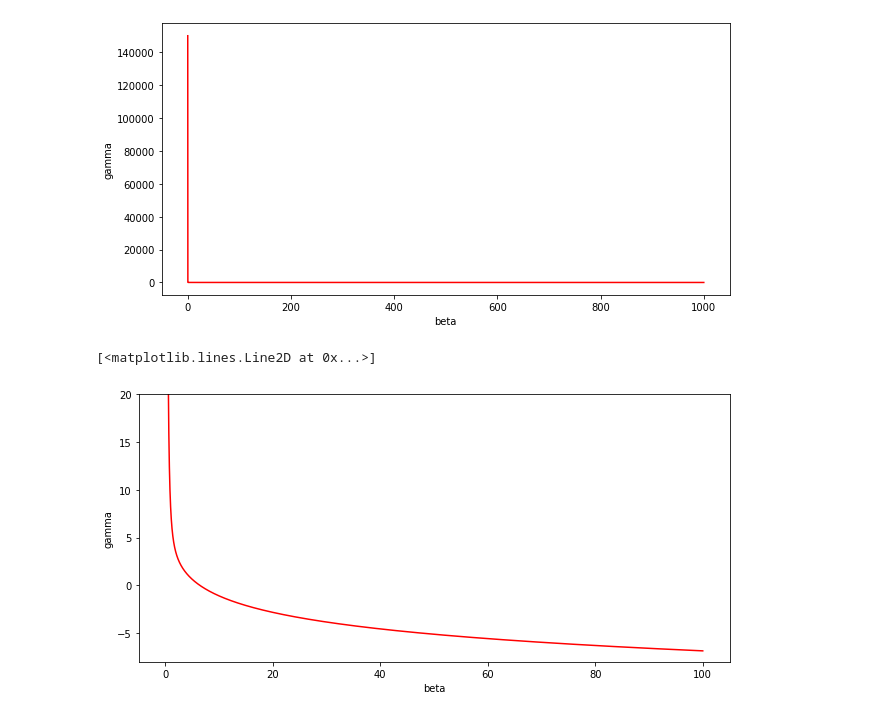
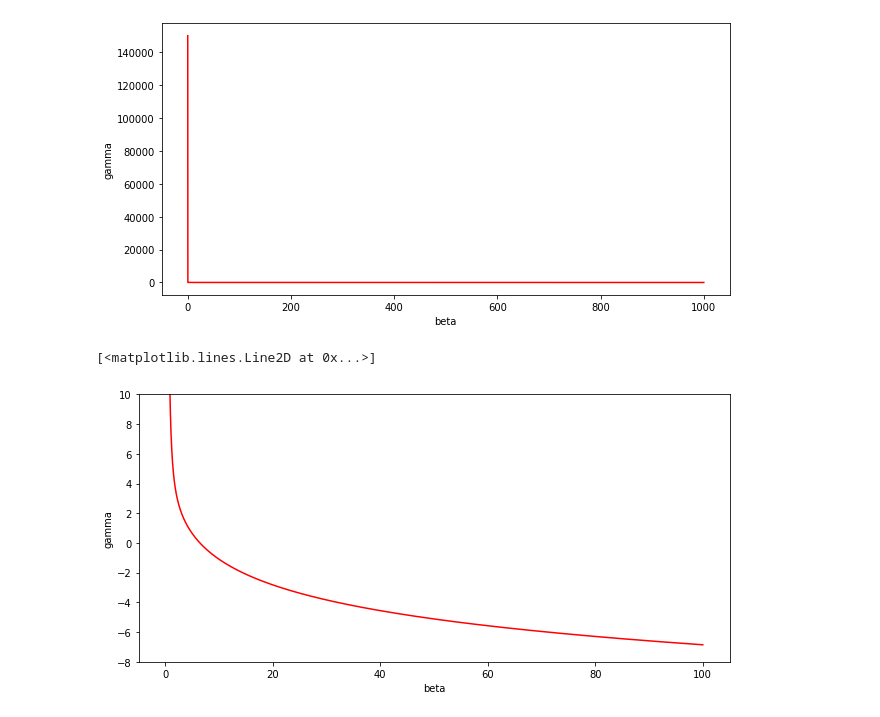
Before and after one commit to NamSugata/Aula_Python, a Jupyter notebook: Nathália_Projeto1.ipynb, the cells around one changed output. Cells and saved outputs as stored; diff of their text form; code cells hidden in the pictures.

```diff
--- a/Nathália_Projeto1.ipynb
+++ b/Nathália_Projeto1.ipynb
@@ -401,32 +401,32 @@ z = -1
 Z = 29
 A = 63.546
 ZA = Z/A
 rho = 8.96
 
 #define vetor gamma*beta
 
 GB2 = np.linspace(0.1,100,1000000)
 
 #função que cria o argumento do Ln baseado em gamma*beta
 def ln_argument3(GB2):
     lista3 = []
     for (i, valor) in enumerate(GB2):
         novo_elemento3 = (2*mec*(valor)**2)/I
         lista3.append(novo_elemento3)
     return lista3
 
 #vetor beta**2
 
 Beta2 = 1- 1/(GB2**2 + 1)
 #print(Beta)
 
 Energy2= K*(z**2)*rho*(ZA)*(1/Beta2)*(np.log(ln_argument3(GB2))-Beta2)
 
 fig, ax = plt.subplots(1,1,figsize=(9, 4.5), tight_layout=True )
 ax.set_xlabel('beta')
 ax.set_ylabel('gamma')
-ax.set_ylim(-8, 20)
+ax.set_ylim(-8, 10)
 ax.plot(GB2 , -Energy2, 'r-')
 # %% [output]
 [<matplotlib.lines.Line2D at 0x...>]
-[figure, old version]
+[figure, new version]
```
